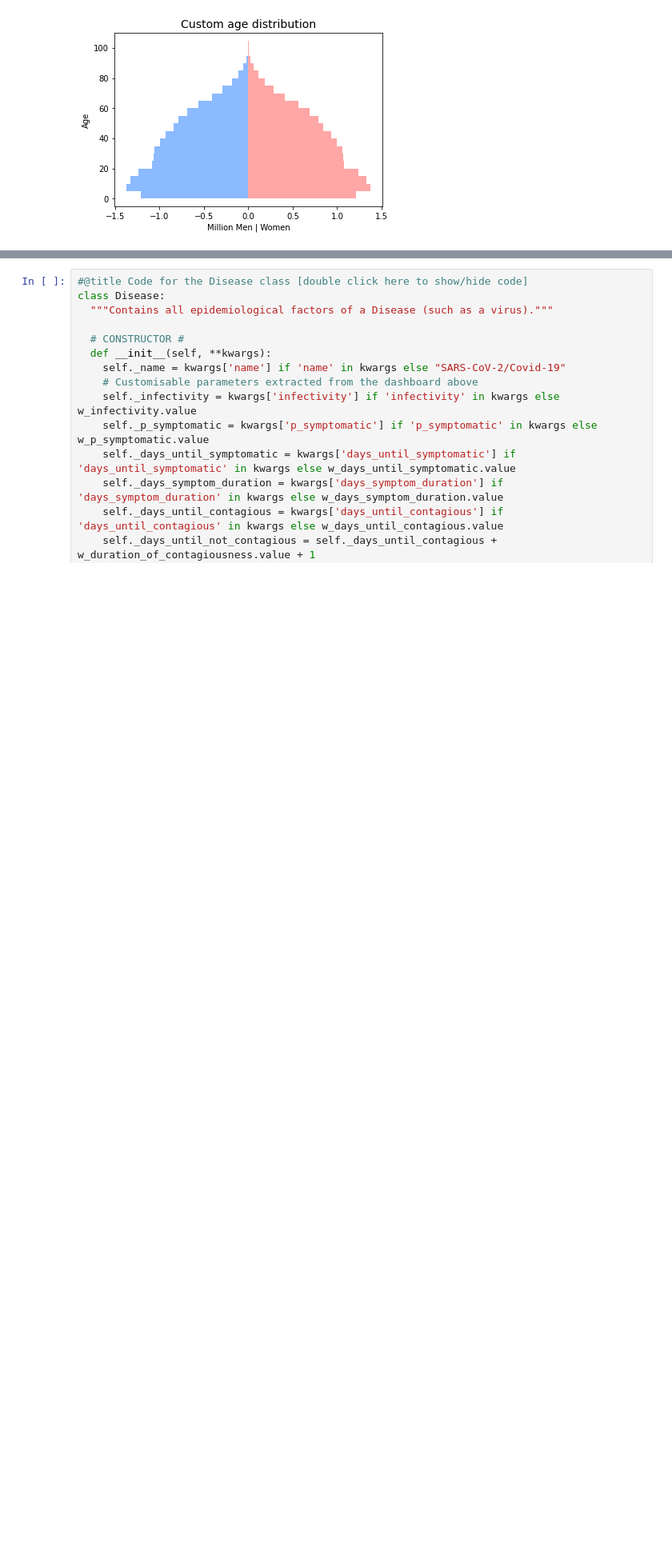
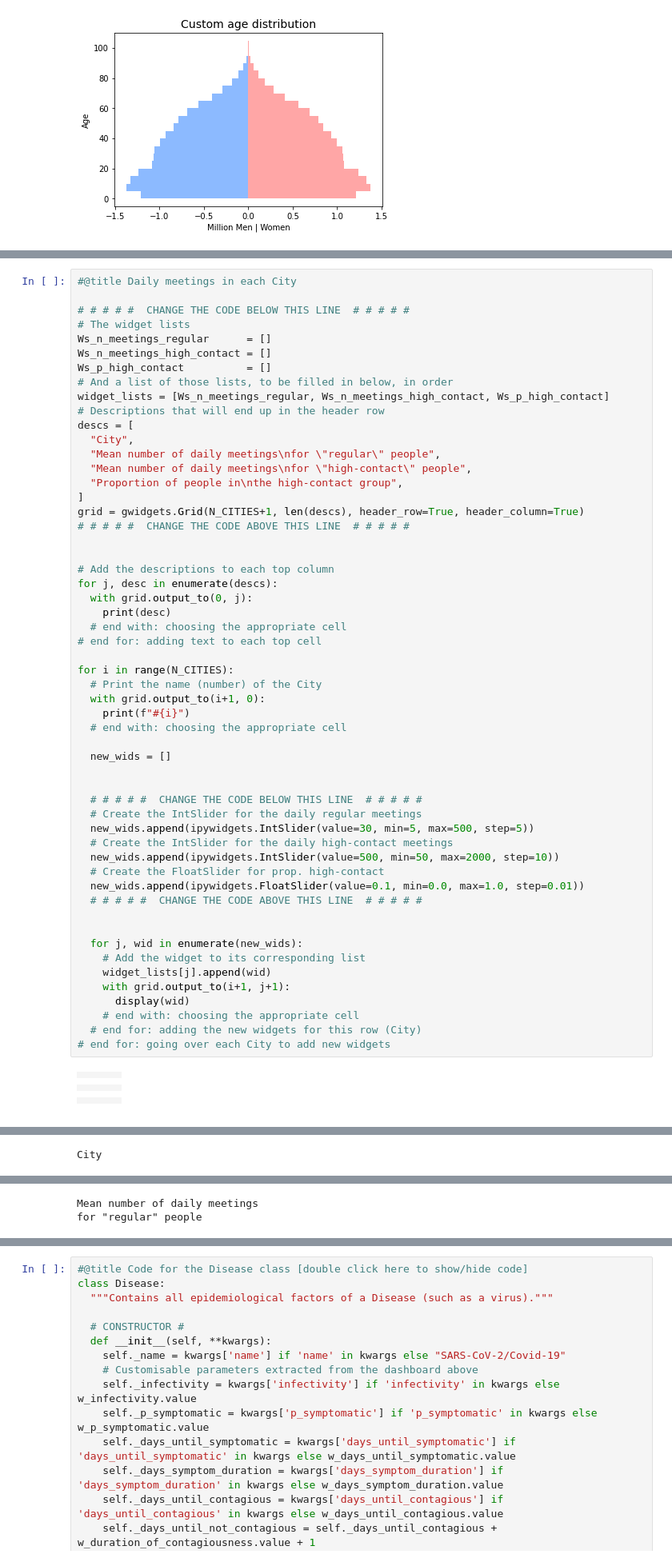
Before and after one commit to vsojo/covid19, a Jupyter notebook: Covid19_model.ipynb, the cells around one changed output, grey strips where cells are left out. Shown at 80% size. Drawn from its saved outputs; the diff is of its cells as text; blank space fills up the shorter version.

```diff
--- a/Covid19_model.ipynb
+++ b/Covid19_model.ipynb
@@ -969,0 +977,62 @@ Mean number of existing health pre-conditions at birth
+# %%
+#@title Daily meetings in each City
+
+# # # # #  CHANGE THE CODE BELOW THIS LINE  # # # # #
+# The widget lists
+Ws_n_meetings_regular      = []
+Ws_n_meetings_high_contact = []
+Ws_p_high_contact          = []
+# And a list of those lists, to be filled in below, in order
+widget_lists = [Ws_n_meetings_regular, Ws_n_meetings_high_contact, Ws_p_high_contact]
+# Descriptions that will end up in the header row
+descs = [
+  "City",
+  "Mean number of daily meetings\nfor \"regular\" people",
+  "Mean number of daily meetings\nfor \"high-contact\" people",
+  "Proportion of people in\nthe high-contact group",
+]
+grid = gwidgets.Grid(N_CITIES+1, len(descs), header_row=True, header_column=True)
+# # # # #  CHANGE THE CODE ABOVE THIS LINE  # # # # #
+
+
+# Add the descriptions to each top column
+for j, desc in enumerate(descs):
+  with grid.output_to(0, j):
+    print(desc)
+  # end with: choosing the appropriate cell
+# end for: adding text to each top cell
+
+for i in range(N_CITIES):
+  # Print the name (number) of the City
+  with grid.output_to(i+1, 0):
+    print(f"#{i}")
+  # end with: choosing the appropriate cell
+
+  new_wids = []
+
+
+  # # # # #  CHANGE THE CODE BELOW THIS LINE  # # # # #
+  # Create the IntSlider for the daily regular meetings
+  new_wids.append(ipywidgets.IntSlider(value=30, min=5, max=500, step=5))
+  # Create the IntSlider for the daily high-contact meetings
+  new_wids.append(ipywidgets.IntSlider(value=500, min=50, max=2000, step=10))
+  # Create the FloatSlider for prop. high-contact
+  new_wids.append(ipywidgets.FloatSlider(value=0.1, min=0.0, max=1.0, step=0.01))
+  # # # # #  CHANGE THE CODE ABOVE THIS LINE  # # # # #
+
+
+  for j, wid in enumerate(new_wids):
+    # Add the widget to its corresponding list
+    widget_lists[j].append(wid)
+    with grid.output_to(i+1, j+1):
+      display(wid)
+    # end with: choosing the appropriate cell
+  # end for: adding the new widgets for this row (City)
+# end for: going over each City to add new widgets
+# %% [output]
+|  |  |  |  |
+|  |  |  |  |
+|  |  |  |  |
+|  |  |  |  |
+|  |  |  |  |
+|  |  |  |  |
@@ -969,0 +1042 @@ Mean number of existing health pre-conditions at birth
+City
@@ -969,0 +1047,2 @@ Mean number of existing health pre-conditions at birth
+Mean number of daily meetings
+for "regular" people
```
Also changed, not shown: parts of 19 cells of this notebook.
